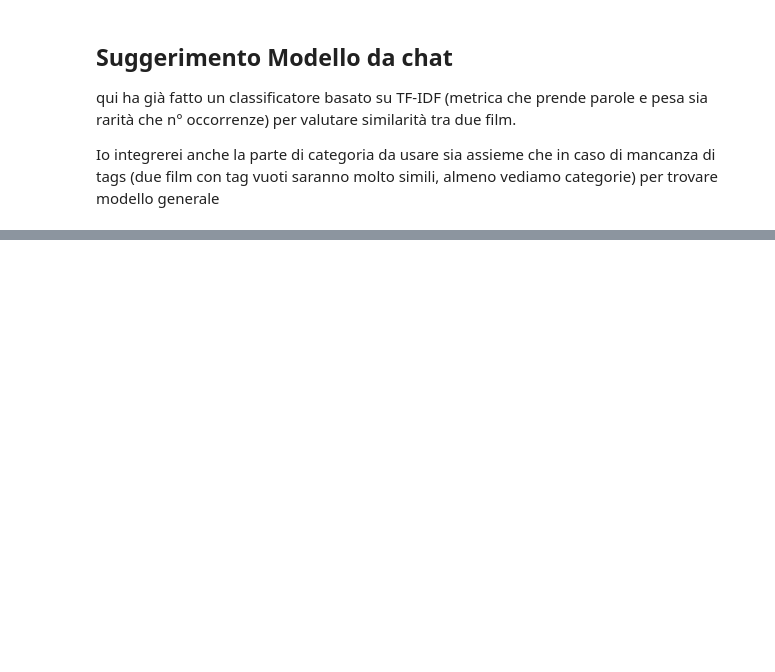
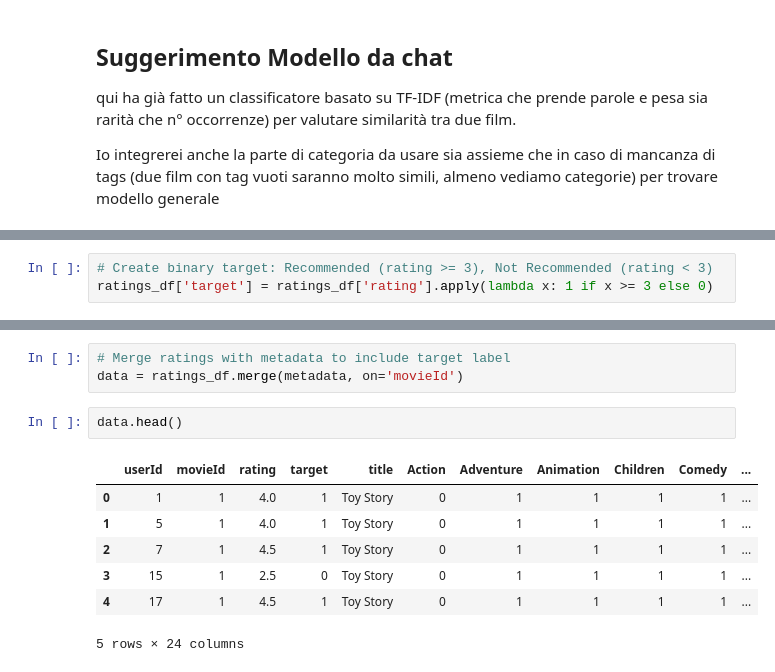
Before and after one commit to EliaTosin/DataAnaCla25, a Jupyter notebook: flipped_8/bayes_clf_content_based.ipynb, the cells around one changed output, grey strips where cells are left out. Drawn from its saved outputs; the diff is of its cells as text; blank space fills up the shorter version.

```diff
--- a/flipped_8/bayes_clf_content_based.ipynb
+++ b/flipped_8/bayes_clf_content_based.ipynb
@@ -198,0 +289,3 @@ recommended_movies
+# %%
+# Create binary target: Recommended (rating >= 3), Not Recommended (rating < 3)
+ratings_df['target'] = ratings_df['rating'].apply(lambda x: 1 if x >= 3 else 0)
@@ -198,0 +303,13 @@ recommended_movies
+# %%
+# Merge ratings with metadata to include target label
+data = ratings_df.merge(metadata, on='movieId')
+# %%
+data.head()
+# %% [output]
+|  | userId | movieId | rating | target | title | Action | Adventure | Animation | Children | Comedy | ... |
+| 0 | 1 | 1 | 4.0 | 1 | Toy Story | 0 | 1 | 1 | 1 | 1 | ... |
+| 1 | 5 | 1 | 4.0 | 1 | Toy Story | 0 | 1 | 1 | 1 | 1 | ... |
+| 2 | 7 | 1 | 4.5 | 1 | Toy Story | 0 | 1 | 1 | 1 | 1 | ... |
+| 3 | 15 | 1 | 2.5 | 0 | Toy Story | 0 | 1 | 1 | 1 | 1 | ... |
+| 4 | 17 | 1 | 4.5 | 1 | Toy Story | 0 | 1 | 1 | 1 | 1 | ... |
+5 rows × 24 columns
```
Also changed, not shown: parts of 28 cells of this notebook.
